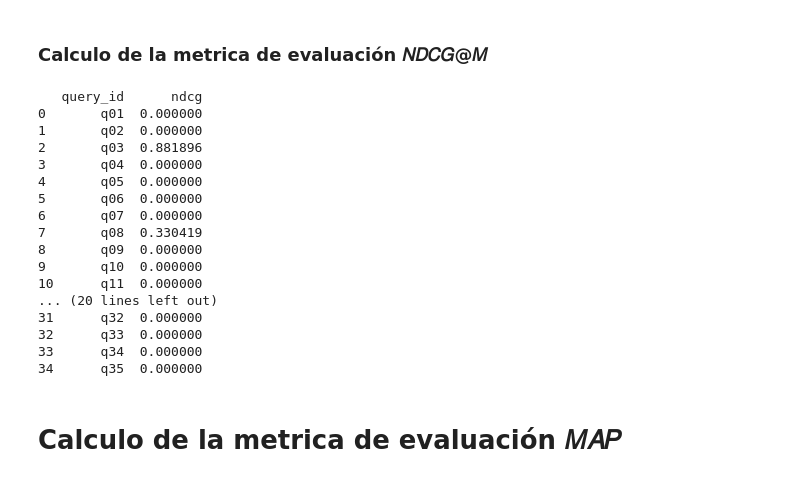
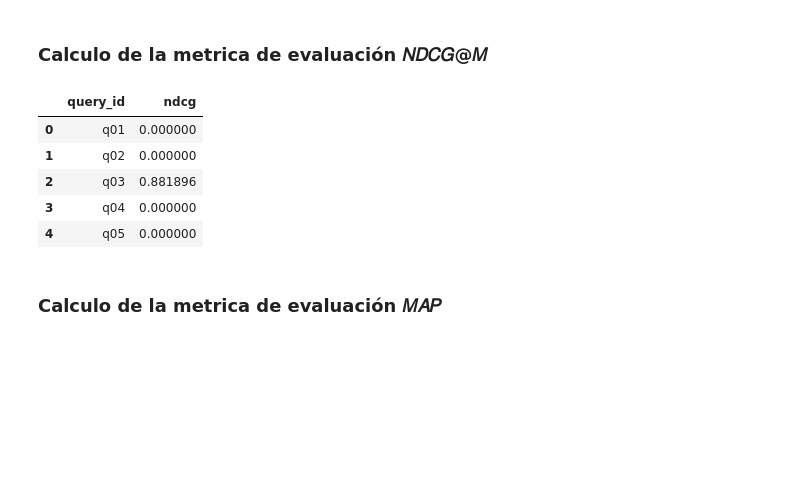
Before and after one commit to Juanes1516/NLP_TaskOne, a Jupyter notebook: task1/punto4.ipynb, the cells around one changed output. Saved outputs shown, nothing was run; the diff lists cells and outputs as text; code cells hidden in the pictures; blank space fills up the shorter version.

```diff
--- a/task1/punto4.ipynb
+++ b/task1/punto4.ipynb
@@ -454,53 +422,42 @@ def calcular_dcg(relevancias, M):
 
 def calcular_ndcg_p_m(resultados_df, ground_truth_df):
     ndcg_por_query = {}
 
     for _, row in resultados_df.iterrows():
         query_id = row['query_id']
         doc_retrieved = row['doc_ids']
         ground_truth_row = ground_truth_df[ground_truth_df['query_id'] == query_id]
 
         if ground_truth_row.empty or 'doc_ids' not in ground_truth_row.columns or 'relevancias' not in ground_truth_row.columns:
             ndcg_por_query[query_id] = 0.0
             continue
 
         relevancia_docs = ground_truth_row['doc_ids'].values[0]
         relevancias_reales = ground_truth_row['relevancias'].values[0]
         M = min(len(doc_retrieved), len(relevancia_docs))
 
         relevancias_obtenidas = [relevancias_reales[relevancia_docs.index(doc)] if doc in relevancia_docs else 0 for doc in doc_retrieved[:M]]
         dcg = calcular_dcg(relevancias_obtenidas, M)
         relevancias_ideales = sorted(relevancias_reales, reverse=True)
         idcg = calcular_dcg(relevancias_ideales, M)
         ndcg_p_m = dcg / idcg if idcg > 0 else 0.0
         ndcg_por_query[query_id] = ndcg_p_m
 
     return ndcg_por_query
 
 # Asegúrate de que resultados_df y ground_truth_df están correctamente preparados
 ndcg_resultados = calcular_ndcg_p_m(resultados_df, ground_truth_df)
 ndcgDF = pd.DataFrame(list(ndcg_resultados.items()), columns=['query_id', 'ndcg'])
-print(ndcgDF)
+ndcgDF.head()
 # %% [output]
-   query_id      ndcg
-0       q01  0.000000
-1       q02  0.000000
-2       q03  0.881896
-3       q04  0.000000
-4       q05  0.000000
-5       q06  0.000000
-6       q07  0.000000
-7       q08  0.330419
-8       q09  0.000000
-9       q10  0.000000
-10      q11  0.000000
-... (20 lines left out)
-31      q32  0.000000
-32      q33  0.000000
-33      q34  0.000000
-34      q35  0.000000
+|  | query_id | ndcg |
+| 0 | q01 | 0.000000 |
+| 1 | q02 | 0.000000 |
+| 2 | q03 | 0.881896 |
+| 3 | q04 | 0.000000 |
+| 4 | q05 | 0.000000 |
 # %% [markdown]
-# Calculo de la metrica de evaluación 𝑀𝐴𝑃
+### Calculo de la metrica de evaluación 𝑀𝐴𝑃
 # %%
 def calcular_precision_acumulada(relevance_list):
     precisiones = []
```
Also changed, not shown: parts of 6 cells of this notebook, 2 other files.
